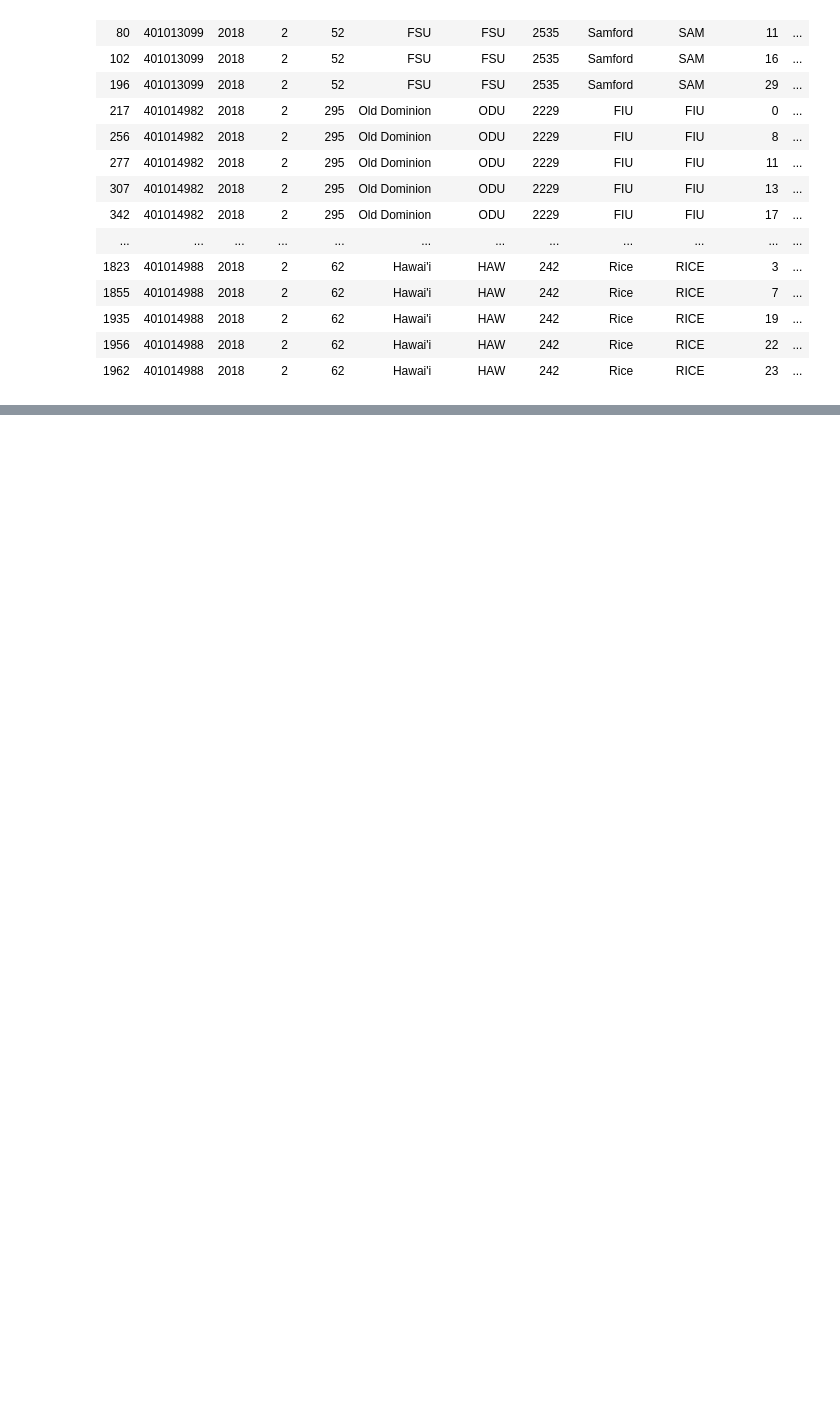
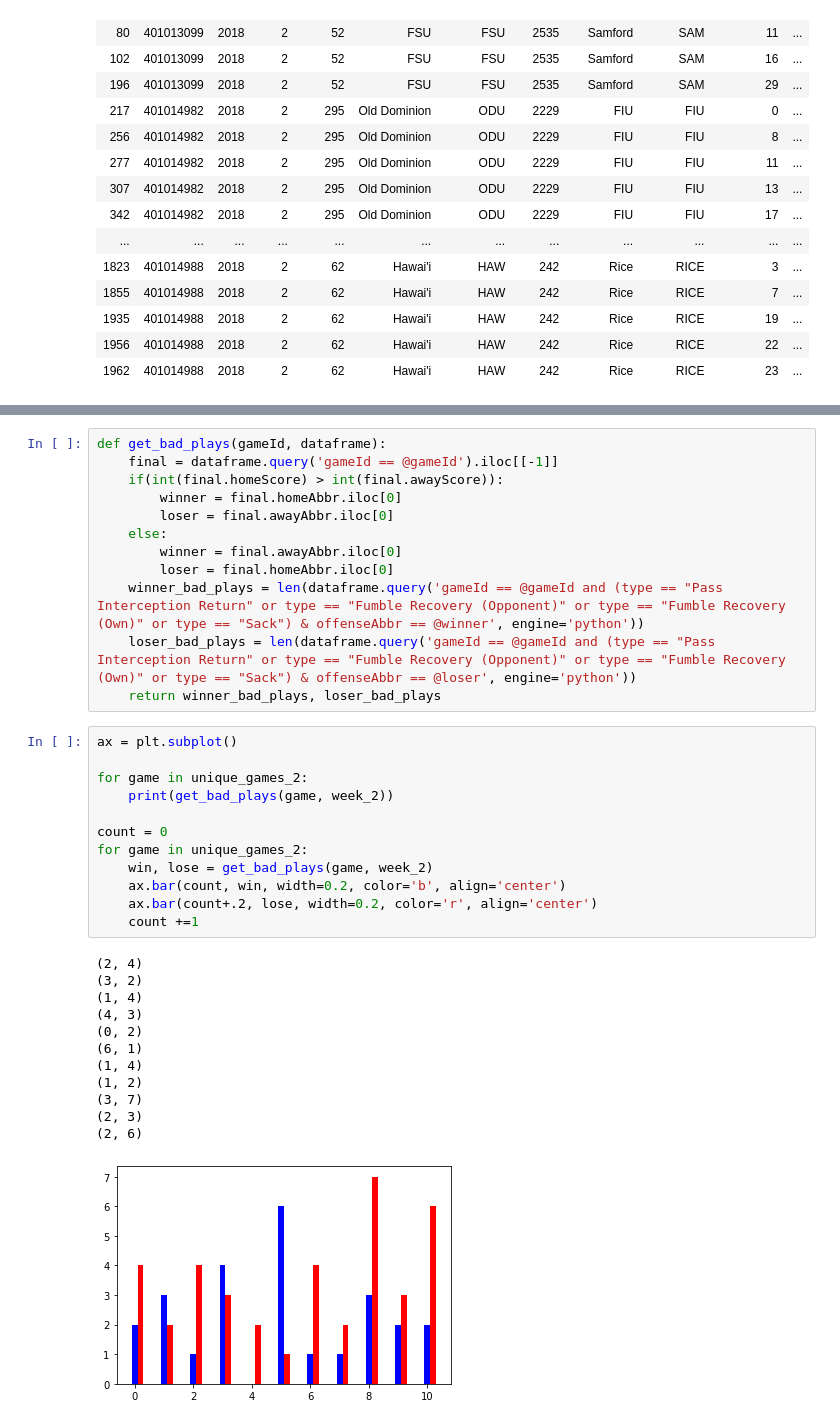
Before and after one commit to nwiatrek/cfb-ml, a Jupyter notebook: Football Project init.ipynb, the cells around one changed output, grey strips where cells are left out. Drawn from its saved outputs; the diff is of its cells as text; blank space fills up the shorter version.

```diff
--- a/Football Project init.ipynb
+++ b/Football Project init.ipynb
@@ -202,0 +244,37 @@ week_2.query('type == "Passing Touchdown"')
+# %%
+def get_bad_plays(gameId, dataframe):
+    final = dataframe.query('gameId == @gameId').iloc[[-1]]
+    if(int(final.homeScore) > int(final.awayScore)):
+        winner = final.homeAbbr.iloc[0]
+        loser = final.awayAbbr.iloc[0]
+    else:
+        winner = final.awayAbbr.iloc[0]
+        loser = final.homeAbbr.iloc[0]
+    winner_bad_plays = len(dataframe.query('gameId == @gameId and (type == "Pass Interception Return" or type == "Fumble Recovery (Opponent)" or type == "Fumble Recovery (Own)" or type == "Sack") & offenseAbbr == @winner', engine='python'))
+    loser_bad_plays = len(dataframe.query('gameId == @gameId and (type == "Pass Interception Return" or type == "Fumble Recovery (Opponent)" or type == "Fumble Recovery (Own)" or type == "Sack") & offenseAbbr == @loser', engine='python'))
+    return winner_bad_plays, loser_bad_plays
+# %%
+ax = plt.subplot()
+
+for game in unique_games_2:
+    print(get_bad_plays(game, week_2))
+
+count = 0
+for game in unique_games_2:
+    win, lose = get_bad_plays(game, week_2)
+    ax.bar(count, win, width=0.2, color='b', align='center')
+    ax.bar(count+.2, lose, width=0.2, color='r', align='center')
+    count +=1
+# %% [output]
+(2, 4)
+(3, 2)
+(1, 4)
+(4, 3)
+(0, 2)
+(6, 1)
+(1, 4)
+(1, 2)
+(3, 7)
+(2, 3)
+(2, 6)
+[figure, added]
```
Also changed, not shown: parts of 4 cells of this notebook.
